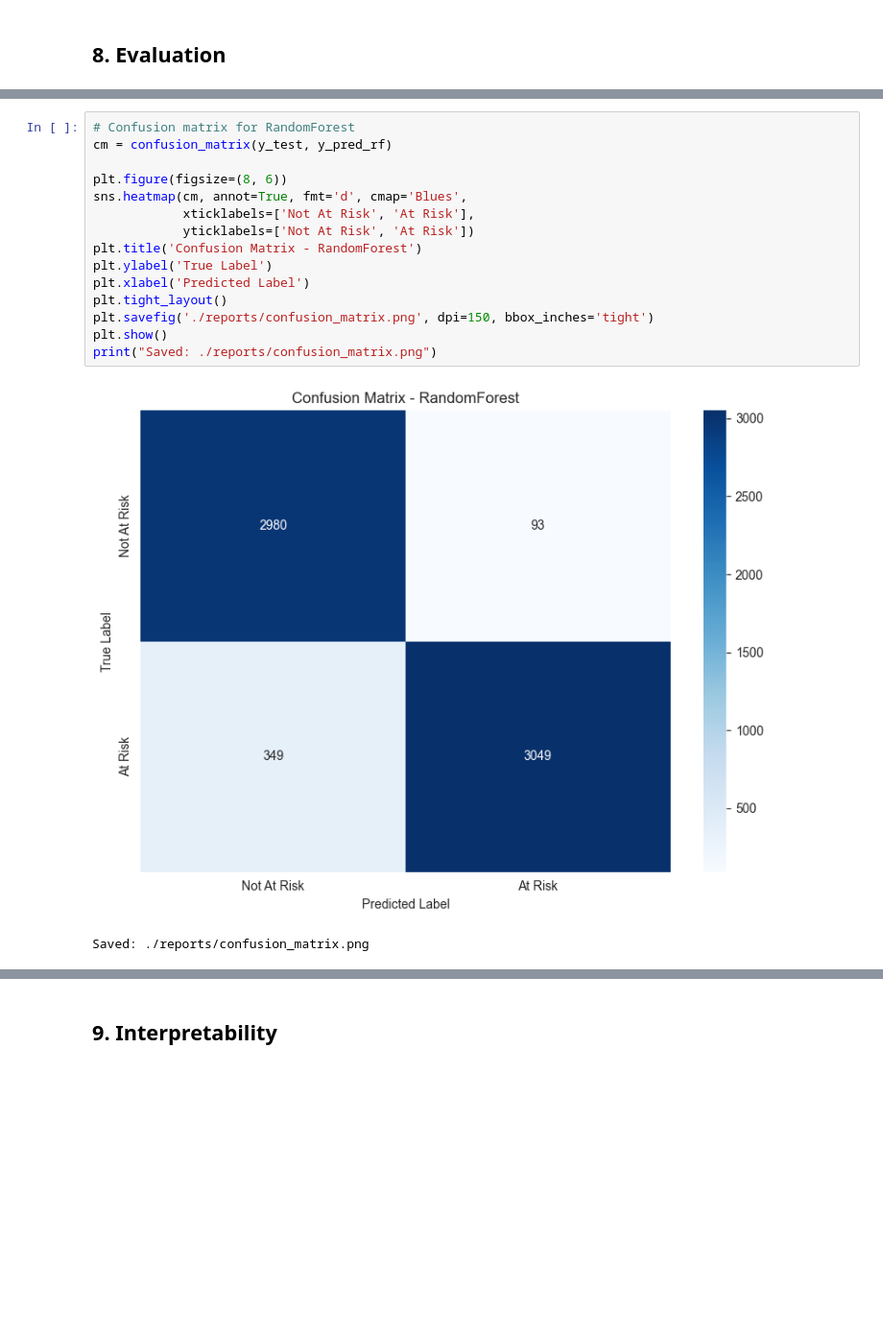
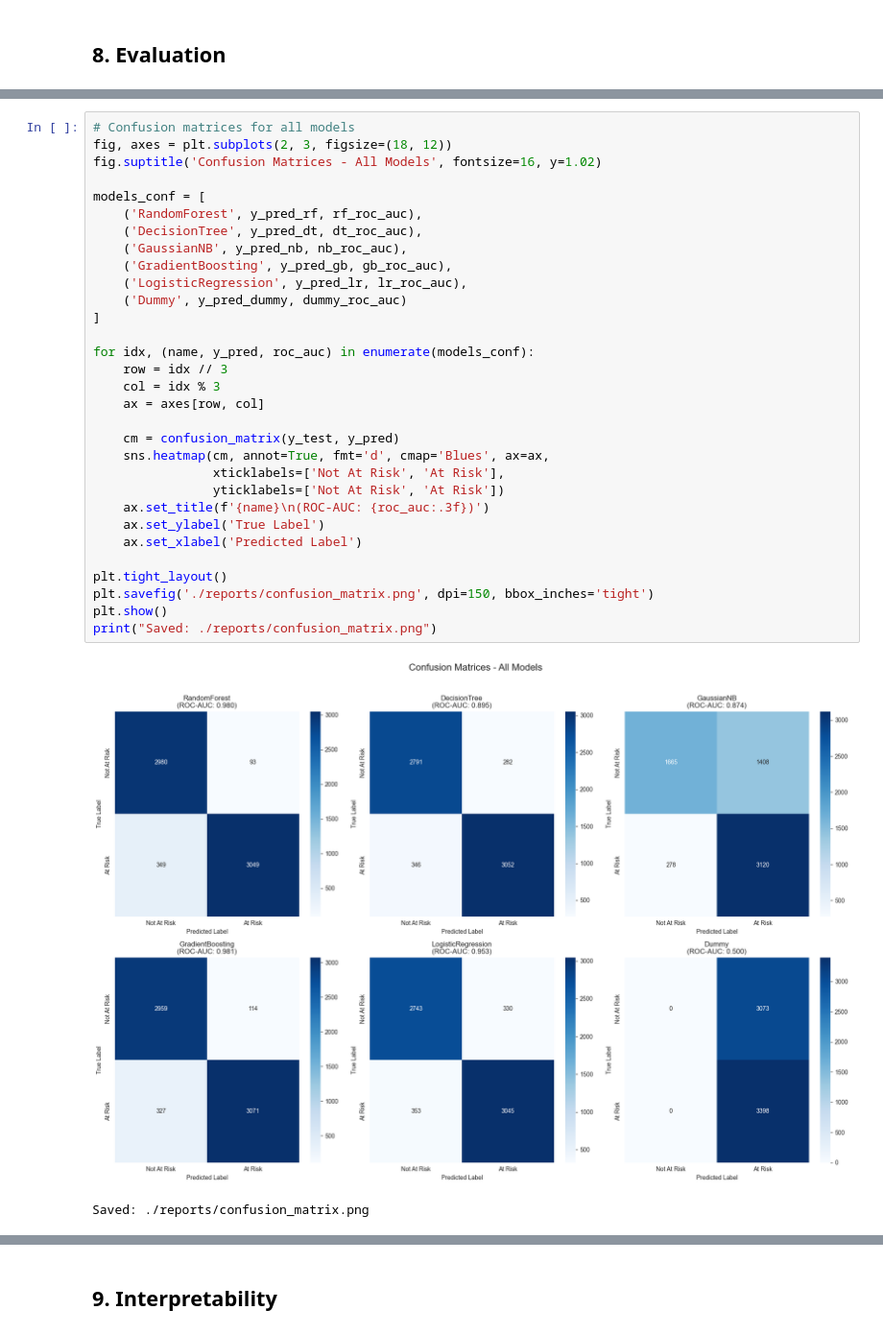
Before and after one commit to Lithika-Ramesh/data-mining, a Jupyter notebook: supervised_model.ipynb, the cells around one changed output, grey strips where cells are left out. Shown at 96% size. Cells and saved outputs as stored; diff of their text form; blank space fills up the shorter version.

Commit message:
Add supervised learning model and feature engineering updates

```diff
--- a/supervised_model.ipynb
+++ b/supervised_model.ipynb
@@ -556,22 +656,38 @@ Dummy (most_frequent)   0.525112 1.000000 0.688621 0.500000
 
 Saved: ./reports/metrics.csv
 # %%
-# Confusion matrix for RandomForest
-cm = confusion_matrix(y_test, y_pred_rf)
+# Confusion matrices for all models
+fig, axes = plt.subplots(2, 3, figsize=(18, 12))
+fig.suptitle('Confusion Matrices - All Models', fontsize=16, y=1.02)
 
-plt.figure(figsize=(8, 6))
-sns.heatmap(cm, annot=True, fmt='d', cmap='Blues',
-            xticklabels=['Not At Risk', 'At Risk'],
-            yticklabels=['Not At Risk', 'At Risk'])
-plt.title('Confusion Matrix - RandomForest')
-plt.ylabel('True Label')
-plt.xlabel('Predicted Label')
+models_conf = [
+    ('RandomForest', y_pred_rf, rf_roc_auc),
+    ('DecisionTree', y_pred_dt, dt_roc_auc),
+    ('GaussianNB', y_pred_nb, nb_roc_auc),
+    ('GradientBoosting', y_pred_gb, gb_roc_auc),
+    ('LogisticRegression', y_pred_lr, lr_roc_auc),
+    ('Dummy', y_pred_dummy, dummy_roc_auc)
+]
+
+for idx, (name, y_pred, roc_auc) in enumerate(models_conf):
+    row = idx // 3
+    col = idx % 3
+    ax = axes[row, col]
+
+    cm = confusion_matrix(y_test, y_pred)
+    sns.heatmap(cm, annot=True, fmt='d', cmap='Blues', ax=ax,
+                xticklabels=['Not At Risk', 'At Risk'],
+                yticklabels=['Not At Risk', 'At Risk'])
+    ax.set_title(f'{name}\n(ROC-AUC: {roc_auc:.3f})')
+    ax.set_ylabel('True Label')
+    ax.set_xlabel('Predicted Label')
+
 plt.tight_layout()
 plt.savefig('./reports/confusion_matrix.png', dpi=150, bbox_inches='tight')
 plt.show()
 print("Saved: ./reports/confusion_matrix.png")
 # %% [output]
-[figure, old version]
+[figure, new version]
 Saved: ./reports/confusion_matrix.png
 # %%
 # ROC curve comparison
```
Also changed, not shown: parts of 11 cells of this notebook, 6 other files.
